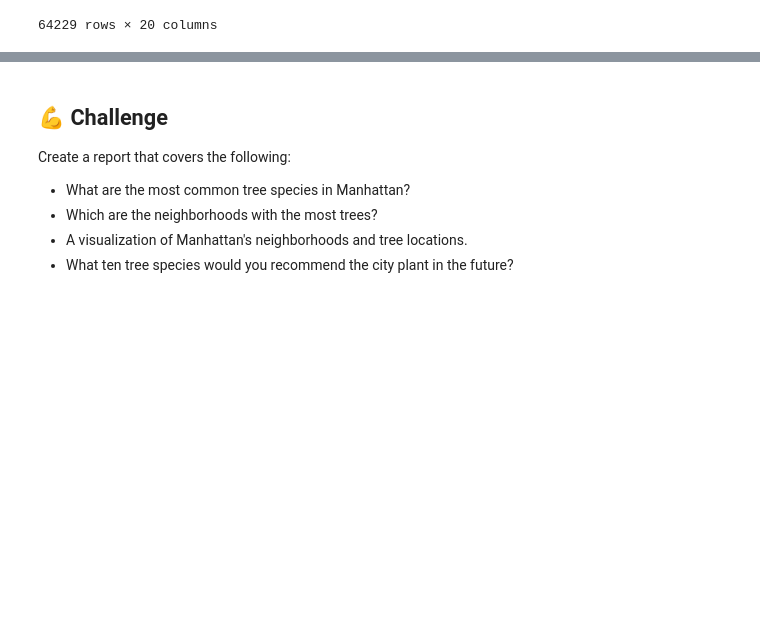
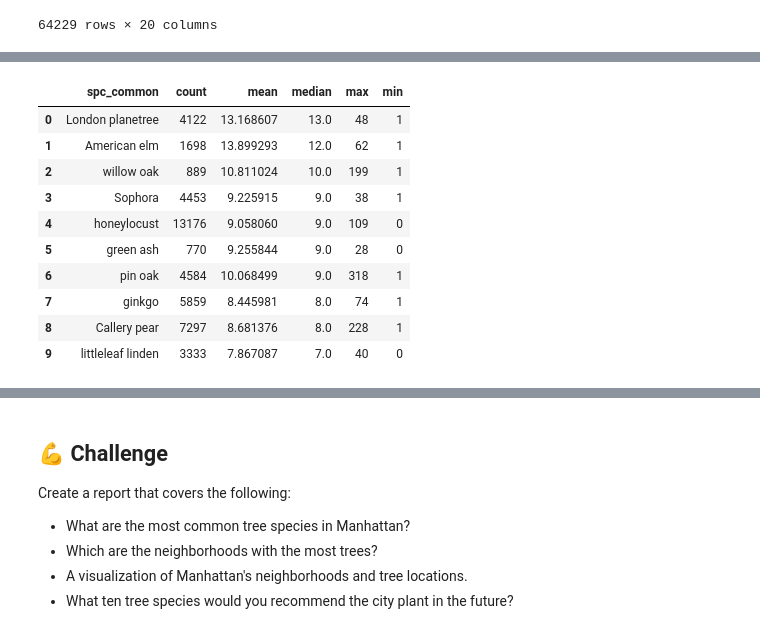
Before and after one commit to JasonMuteham/City-Tree-Species, a Jupyter notebook: notebook.ipynb, the cells around one changed output, grey strips where cells are left out. Saved outputs shown, nothing was run; the diff lists cells and outputs as text; code cells hidden in the pictures; blank space fills up the shorter version.

```diff
--- a/notebook.ipynb
+++ b/notebook.ipynb
@@ -58,0 +95,18 @@ trees
+# %%
+tree_trunk = trees.groupby(['spc_common'])['tree_dbh'].agg(['count','mean','median','max','min'])
+tree_trunk = tree_trunk.sort_values(by='median',ascending=False)
+tree_trunk = tree_trunk[tree_trunk['count'] > 500]
+tree_trunk = tree_trunk.reset_index()
+tree_trunk.head(10)
+# %% [output]
+|  | spc_common | count | mean | median | max | min |
+| 0 | London planetree | 4122 | 13.168607 | 13.0 | 48 | 1 |
+| 1 | American elm | 1698 | 13.899293 | 12.0 | 62 | 1 |
+| 2 | willow oak | 889 | 10.811024 | 10.0 | 199 | 1 |
+| 3 | Sophora | 4453 | 9.225915 | 9.0 | 38 | 1 |
+| 4 | honeylocust | 13176 | 9.058060 | 9.0 | 109 | 0 |
+| 5 | green ash | 770 | 9.255844 | 9.0 | 28 | 0 |
+| 6 | pin oak | 4584 | 10.068499 | 9.0 | 318 | 1 |
+| 7 | ginkgo | 5859 | 8.445981 | 8.0 | 74 | 1 |
+| 8 | Callery pear | 7297 | 8.681376 | 8.0 | 228 | 1 |
+| 9 | littleleaf linden | 3333 | 7.867087 | 7.0 | 40 | 0 |
```
Also changed, not shown: parts of 8 cells of this notebook.
